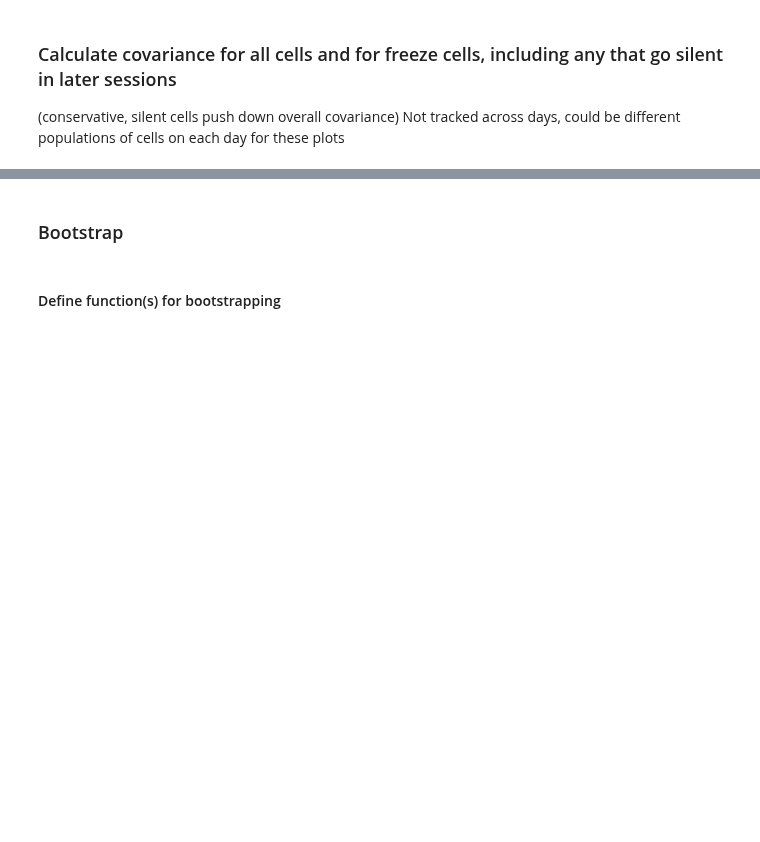
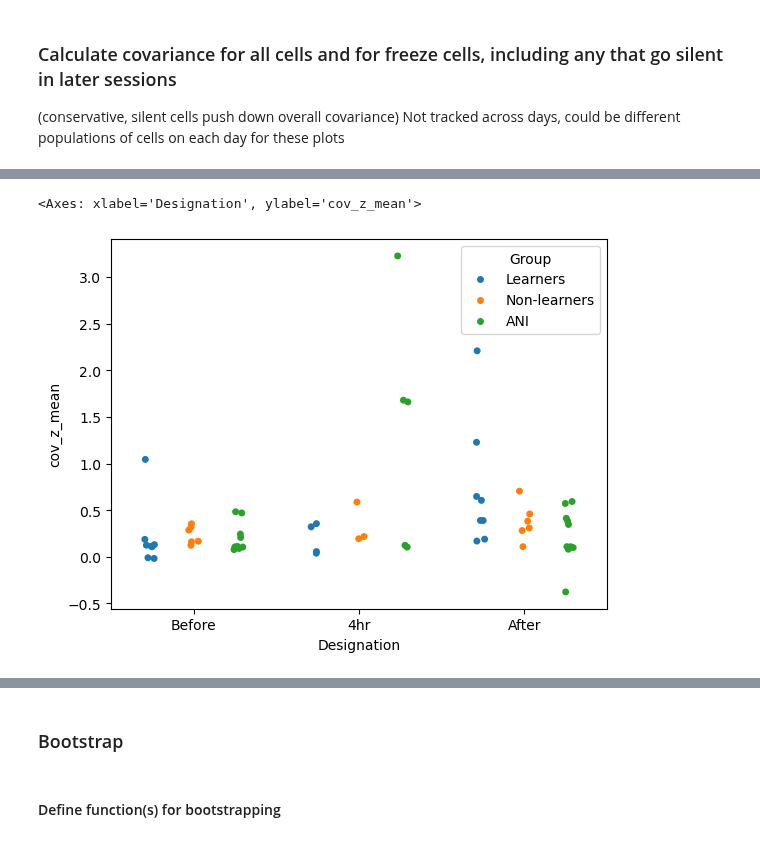
Before and after one commit to nkinsky/Eraser, a Jupyter notebook: Notebooks/covariance_bootstrap.ipynb, the cells around one changed output, grey strips where cells are left out. Drawn from its saved outputs; the diff is of its cells as text; code cells hidden in the pictures; blank space fills up the shorter version.

Commit message:
add neutral arena bootstrap before conditioning

```diff
--- a/Notebooks/covariance_bootstrap.ipynb
+++ b/Notebooks/covariance_bootstrap.ipynb
@@ -81,5 +76,9 @@ def add_memory_designations(df_use, key_use="d1_d2", before=['-2_-1', '-1_4'], d
 ### Calculate covariance for all cells and for freeze cells, including any that go silent in later sessions
 (conservative, silent cells push down overall covariance)
 Not tracked across days, could be different populations of cells on each day for these plots
+# %%
+# Set bin size
+bin_size = 0.5 # sec
+buffer_sec_plot = (4, 4)
 # %%
 # Run through and tally covariance for all groups/neurons
@@ -158,3 +156,16 @@ sigz_freeze_df_peri_frz_only_ERmatch, sigz_freeze_df_peri_frz_only_ERmatch_all =
                                                                                                      return_all_cov=True)
 sigz_freeze_df_peri_frz_only_ERmatch = add_memory_designations(sigz_freeze_df_peri_frz_only_ERmatch)
 save_df(sigz_freeze_df_peri_frz_only_ERmatch_all, "cov_sigz_freeze_df_peri_frz_only_ERmatch_all")
+# %%
+# For all cells in neutral arena
+all_cov_open = cova.group_cov_across_days(bin_size=bin_size, arena1='Open', arena2='Open', neurons='all',
+                                          keep_silent=True, base_days=[-2, -1, 4, 1, 2, -1, 0],
+                                          reg_days=[-1, 4, 1, 2, 7, 0, 4])
+sigz_all_open_df = cova.cov_dict_to_df(all_cov_open, baseline_dict_use=all_cov_open, include_silent=True)
+sigz_all_open_df = add_memory_designations(sigz_all_open_df)
+
+sigz_all_open_df, sigz_all_open_df_all = cova.cov_dict_to_df(all_cov_open, baseline_dict_use=all_cov_open, include_silent=True,
+                                                             group_ctrls=False, return_all_cov=True)
+sigz_all_open_df = add_memory_designations(sigz_all_open_df, before=['-2_-1'], during=['-1_0'], after=['0_4'] )
+sigz_all_open_df['Designation'].iloc[sigz_all_open_df['Designation'] == '4hr'] = 'Day -1'
+save_df(sigz_all_open_df_all, "cov_sigz_all_open_df_all")
@@ -160,0 +188,8 @@ save_df(sigz_freeze_df_peri_frz_only_ERmatch_all, "cov_sigz_freeze_df_peri_frz_o
+# %%
+freeze_silent_open_peri_frz_only = cova.group_cov_across_days(bin_size=bin_size, arena1='Open', arena2='Open',
+                                                         neurons='freeze_onset', keep_silent=True,
+                                                         buffer_sec=buffer_sec_plot, keep_events='freeze_onset',
+                                                         keep_buffer=buffer_sec_plot)
+
+neutral_frz_df_mean, neutral_frz_df_all = cova.cov_dict_to_df(freeze_silent_open_peri_frz_only, baseline_dict_use=all_cov_open,
+                                                              include_silent=True, group_ctrls=False, return_all_cov=True)
@@ -160,0 +254,8 @@ save_df(sigz_freeze_df_peri_frz_only_ERmatch_all, "cov_sigz_freeze_df_peri_frz_o
+# %%
+_, ax = plt.subplots()
+df_use = add_memory_designations(neutral_frz_df_mean)
+df_use["Designation"] = pd.Categorical(df_use["Designation"], ["Before", "4hr", "After"])
+sns.stripplot(data=df_use, x="Designation", y="cov_z_mean", hue="Group", dodge=True, ax=ax)
+# %% [output]
+<Axes: xlabel='Designation', ylabel='cov_z_mean'>
+[figure, added]
```
Also changed, not shown: parts of 23 cells of this notebook.
